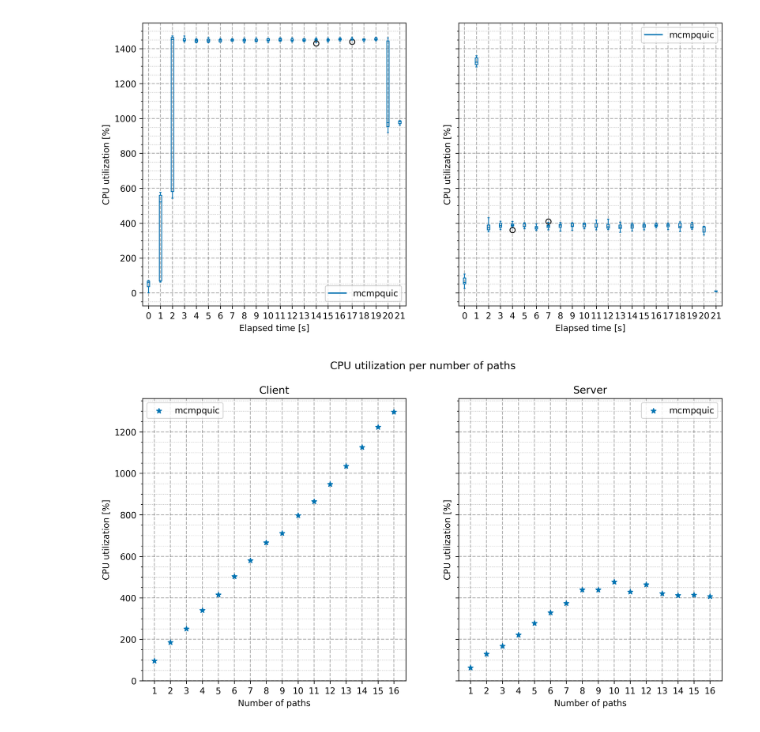
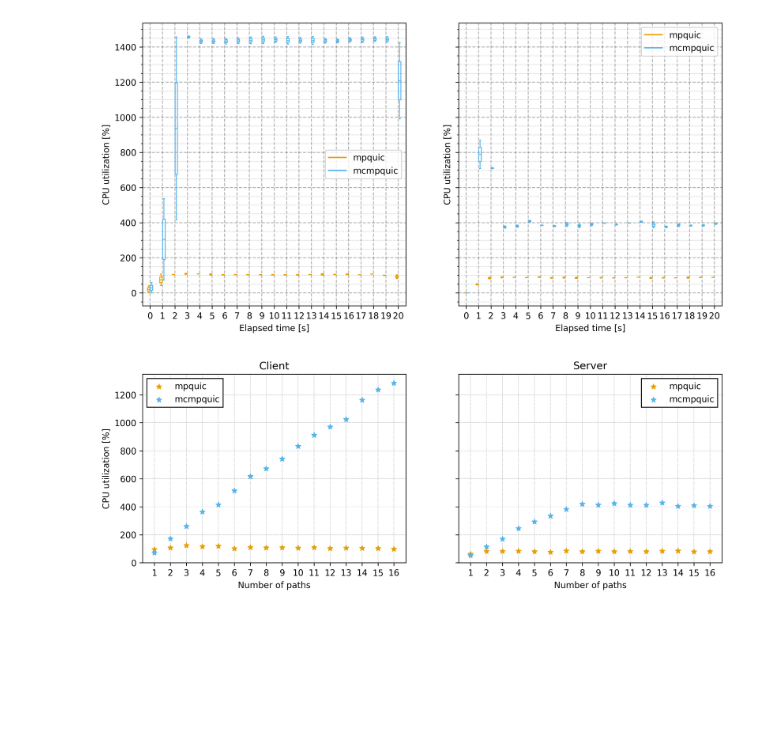
Before and after one commit to vanyingenzi/master_thesis_utilies, a Jupyter notebook: analysis/cpu_plotting_from_logs.ipynb, the cells around one changed output. Drawn from its saved outputs; the diff is of its cells as text; code cells hidden in the pictures; blank space fills up the shorter version.

```diff
--- a/analysis/cpu_plotting_from_logs.ipynb
+++ b/analysis/cpu_plotting_from_logs.ipynb
@@ -15,19 +16,7 @@ root_directory = os.path.dirname("../")
 logs_directory = os.path.join(root_directory, "logs")
 testcase = "throughput" # "throughput" or "goodput"
 logs_to_include = [
-    "logs_2024-05-13T16:48:24",
-    "logs_2024-05-13T17:10:19",
-    "logs_2024-05-13T17:30:42",
-    "logs_2024-05-13T17:51:08",
-    "logs_2024-05-13T18:11:28",
-    "logs_2024-05-13T18:50:33",
-    "logs_2024-05-13T19:10:52",
-    "logs_2024-05-13T19:31:13",
-    "logs_2024-05-13T21:24:43",
-    "logs_2024-05-13T22:11:15",
-    "logs_2024-05-13T22:57:41",
-    "logs_2024-05-13T23:44:11",
-    "logs_2024-05-14T11:42:37"
+    "logs_2024-05-21T16:15:09"
 ]
 logs_to_include = [os.path.join(logs_directory, log) for log in logs_to_include]
 current_dir = os.path.dirname(".")
@@ -140,7 +129,7 @@ def extract_mpstat_from_logs(logs: List[str]) -> pd.DataFrame:
     for logs_dir in logs:
         for implemantation_logs in [dir for dir in os.listdir(logs_dir) if os.path.isdir(os.path.join(logs_dir, dir))]:
             impl_name = implemantation_logs.split("_")[0]
-            if impl_name == "mcmpquic":
+            if impl_name in ["mcmpquic", "mpquic"]:
                 df_ret = extract_mpstat_impl(os.path.join(logs_dir, implemantation_logs), impl_name, mcmpquic_extract_nb_paths)
                 df = pd.concat([df, df_ret], ignore_index=True)
             else:
@@ -171,7 +160,7 @@ def axe_plot_cpu_util_per_sec(ax: plt.Axes, df: pd.DataFrame, title: str):
         elapsed_secs | cpu_util | implementation
     """
     implementations = sorted(list(df["implementation"].unique()), reverse=True)
-    colors=["#0173B2", "#029E73", "#D55E00","#CC78BC", "#ECE133", "#56B4E9"]
+    colors = [ my_utils.get_color_for_impl(impl) for impl in implementations ]
     all_elapsed_seconds = list(df["elapsed_secs"].unique())
     all_elapsed_seconds.sort()
     all_elapsed_seconds = np.array(all_elapsed_seconds)
@@ -222,14 +211,14 @@ df_custom = df.loc[df["nb_paths"] == 16]
 df_custom = df_custom.drop(columns=["nb_paths"], axis=1)
 plot_cpu_util_per_sec(df_custom)
 # %% [output]
-[figure, old version]
+[figure, new version]
 # %%
 def axe_plot_cpu_util_per_sec(ax: plt.Axes, df: pd.DataFrame, title: str):
     """ Plot the CPU utilization of the client and server of an implementation
         nb_paths | cpu_util | implementation
     """
     implementations = sorted(list(df["implementation"].unique()), reverse=True)
-    colors=["#0173B2", "#029E73", "#D55E00","#CC78BC", "#ECE133", "#56B4E9"]
+    colors = [ my_utils.get_color_for_impl(impl) for impl in implementations ]
     all_nb_paths = list(df["nb_paths"].unique())
     all_nb_paths.sort()
     all_nb_paths = np.array(all_nb_paths)
@@ -249,12 +238,14 @@ def axe_plot_cpu_util_per_sec(ax: plt.Axes, df: pd.DataFrame, title: str):
 
     ax.set_xticks(all_nb_paths, all_nb_paths)
     ax.set_xlabel("Number of paths")
-    ax.set_ylabel("CPU utilization [%]")
-    ax.grid(which='major', color='black', linewidth=1, alpha=0.3, linestyle="dashed", zorder=3) # Show the major grid
-    ax.grid(which='minor', axis="y", color='black', linewidth=0.6, alpha=0.3, linestyle="dotted", zorder=3) # Show the major grid
+
+    ax.grid(which='major', color='black', linewidth=.4, alpha=0.3, linestyle="dashed", zorder=3) # Show the major grid
+    #ax.grid(which='minor', axis="y", color='black', linewidth=0.6, alpha=0.3, linestyle="dotted", zorder=3) # Show the major grid
     ax.set_ylim(0)
-    ax.legend()
-    ax.minorticks_on()
+    ax.legend(
+        edgecolor='black', fancybox=False, shadow=False, framealpha=1,
+    )
+    #ax.minorticks_on()
     ax.tick_params(axis='x', which='minor', bottom=False)
     ax.set_title(title)
 
@@ -262,7 +253,7 @@ def plot_avg_cpu_util_per_path(df: pd.DataFrame, title: str):
     """ Plot the CPU utilization of the client and server of an implementation
         elapsed_secs | cpu_util | nb_paths | role | implementation
     """
-    fig, axes = plt.subplots(1, 2, figsize=(12, 6), dpi=DPI, sharey=True)
+    fig, axes = plt.subplots(1, 2, figsize=(12, 4), dpi=DPI, sharey=True)
     fig.subplots_adjust(hspace=0.5)
     client_df = df.loc[df["role"] == "client"]
     client_df = client_df.drop(columns=["role"], axis=1)
@@ -272,6 +263,7 @@ def plot_avg_cpu_util_per_path(df: pd.DataFrame, title: str):
     server_df = df.loc[df["role"] == "server"]
     server_df = server_df.drop(columns=["role"], axis=1)
     server_df = server_df.groupby(["nb_paths", "implementation"])['cpu_util'].mean().reset_index()
+    axes[0].set_ylabel("CPU utilization [%]")
 
     fig.suptitle(title)
 
@@ -279,8 +271,8 @@ def plot_avg_cpu_util_per_path(df: pd.DataFrame, title: str):
     axes[0].set_ylim(0, max(client_df["cpu_util"].max(), server_df["cpu_util"].max()) * 1.05)
     axes[1].set_ylim(0, max(client_df["cpu_util"].max(), server_df["cpu_util"].max()) * 1.05)
 # %%
-plot_avg_cpu_util_per_path(df, "CPU utilization per number of paths")
+plot_avg_cpu_util_per_path(df, "")
 plt.savefig(os.path.join(plots_directory, "cpu_util_per_nb_paths.svg"), format="svg", dpi=DPI, bbox_inches='tight')
 plt.savefig(os.path.join(plots_directory, "cpu_util_per_nb_paths.pdf"), format="pdf", dpi=DPI, bbox_inches='tight')
 # %% [output]
-[figure, old version]
+[figure, new version]
```
Also changed, not shown: parts of 1 cell of this notebook, 28 other files.
